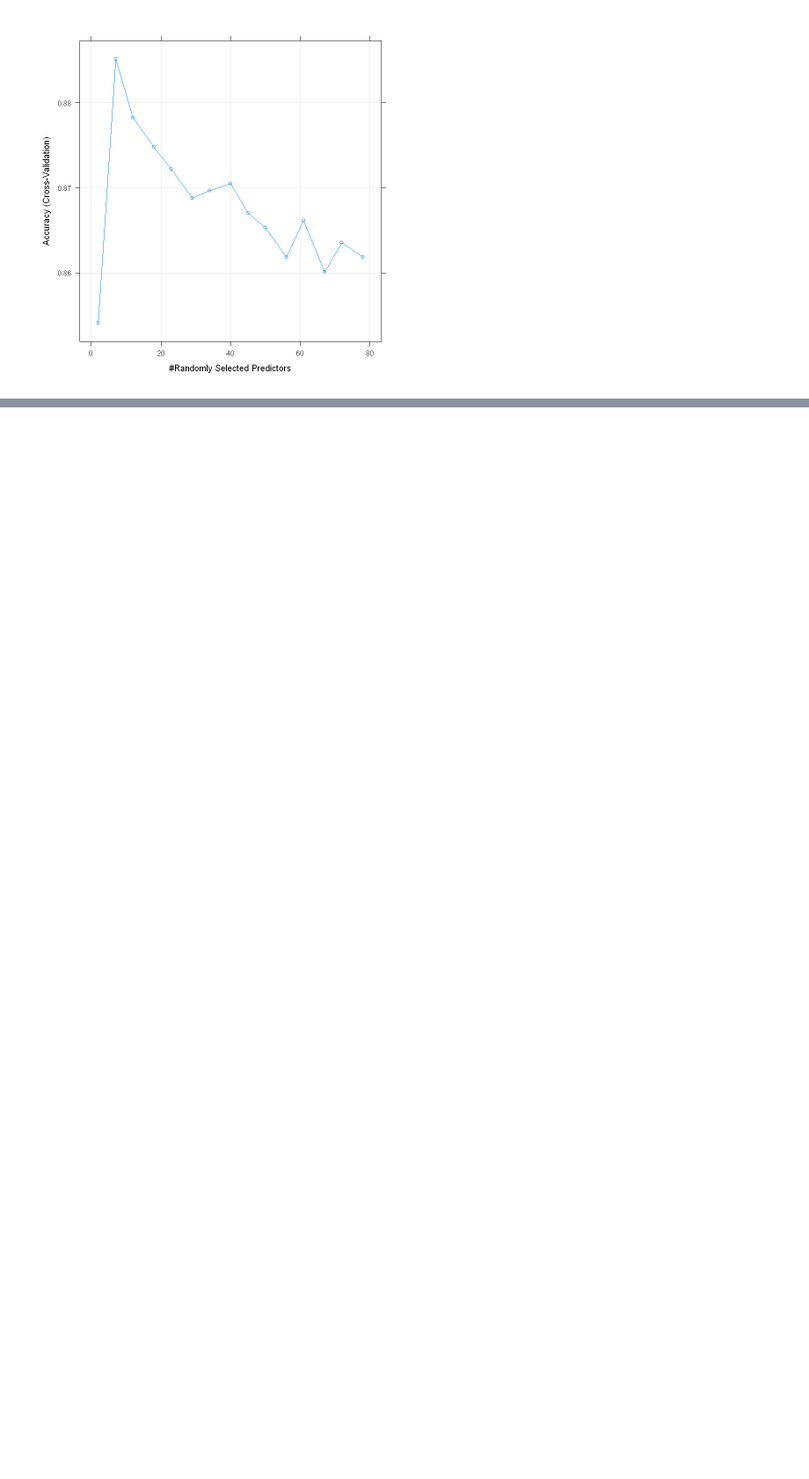
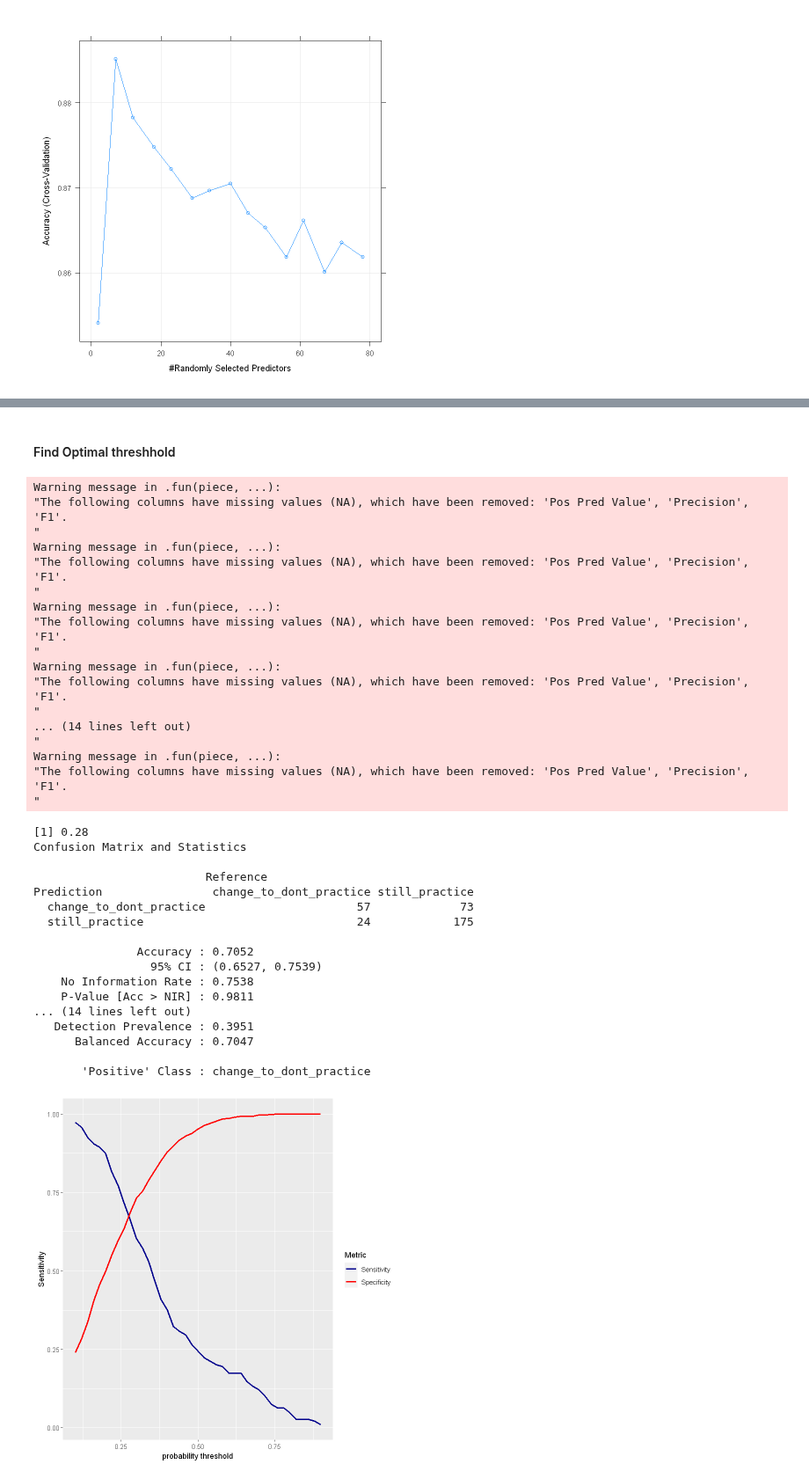
Before and after one commit to LASOS-INT/Barreiras-e-Facilitadores, a Jupyter notebook: R-notebooks/output_pa_behavior.ipynb, the cells around one changed output, grey strips where cells are left out. Shown at 88% size. Drawn from its saved outputs; the diff is of its cells as text; code cells hidden in the pictures; blank space fills up the shorter version.

```diff
--- a/R-notebooks/output_pa_behavior.ipynb
+++ b/R-notebooks/output_pa_behavior.ipynb
@@ -272,0 +293,71 @@ plot(model$result)
+# %%
+f1 <- function(ths){
+
+  diff <- abs(ths$Sensitivity - ths$Specificity)
+  indexOfMin = match(min(diff), diff)
+  return(ths[indexOfMin, "prob_threshold"])
+}
+
+f2 <- function(ths){
+    desv <- function(x){
+      sd(c(unname(x["Sensitivity"]), unname(x["Specificity"])))
+    }
+    avg <- (ths$Sensitivity + ths$Specificity)/2
+    deviation <- apply(ths, desv, MARGIN=1)
+    metric <- avg - deviation
+    indexOfMin = match(max(metric), metric)
+    return(ths[indexOfMin, "prob_threshold"])
+}
+# %% [markdown]
+#### Find Optimal threshhold
+# %%
+source(here('Modules','modules.R'))
+set.seed(2)
+model <- fit_model_thresholder(
+    model_method="rf",
+    model_metric="Kappa",
+    trControl_func = trainControl(method = "cv", search="grid",  classProbs=TRUE, savePredictions=TRUE),
+    train_data = pa_behavior_train,
+    test_data=pa_behavior_test,
+    yname="pa_behavior",
+    length = 15,
+    best_th = f2
+)
+
+print(model$matrix)
+# %% [output]
+Warning message in .fun(piece, ...):
+"The following columns have missing values (NA), which have been removed: 'Pos Pred Value', 'Precision', 'F1'.
+"
+Warning message in .fun(piece, ...):
+"The following columns have missing values (NA), which have been removed: 'Pos Pred Value', 'Precision', 'F1'.
+"
+Warning message in .fun(piece, ...):
+"The following columns have missing values (NA), which have been removed: 'Pos Pred Value', 'Precision', 'F1'.
+"
+Warning message in .fun(piece, ...):
+"The following columns have missing values (NA), which have been removed: 'Pos Pred Value', 'Precision', 'F1'.
+"
+... (14 lines left out)
+"
+Warning message in .fun(piece, ...):
+"The following columns have missing values (NA), which have been removed: 'Pos Pred Value', 'Precision', 'F1'.
+"
+[1] 0.28
+Confusion Matrix and Statistics
+
+                         Reference
+Prediction                change_to_dont_practice still_practice
+  change_to_dont_practice                      57             73
+  still_practice                               24            175
+
+               Accuracy : 0.7052
+                 95% CI : (0.6527, 0.7539)
+    No Information Rate : 0.7538
+    P-Value [Acc > NIR] : 0.9811
+... (14 lines left out)
+   Detection Prevalence : 0.3951
+      Balanced Accuracy : 0.7047
+
+       'Positive' Class : change_to_dont_practice
+[figure, added]
```
Also changed, not shown: parts of 4 cells of this notebook, 5 other files.
